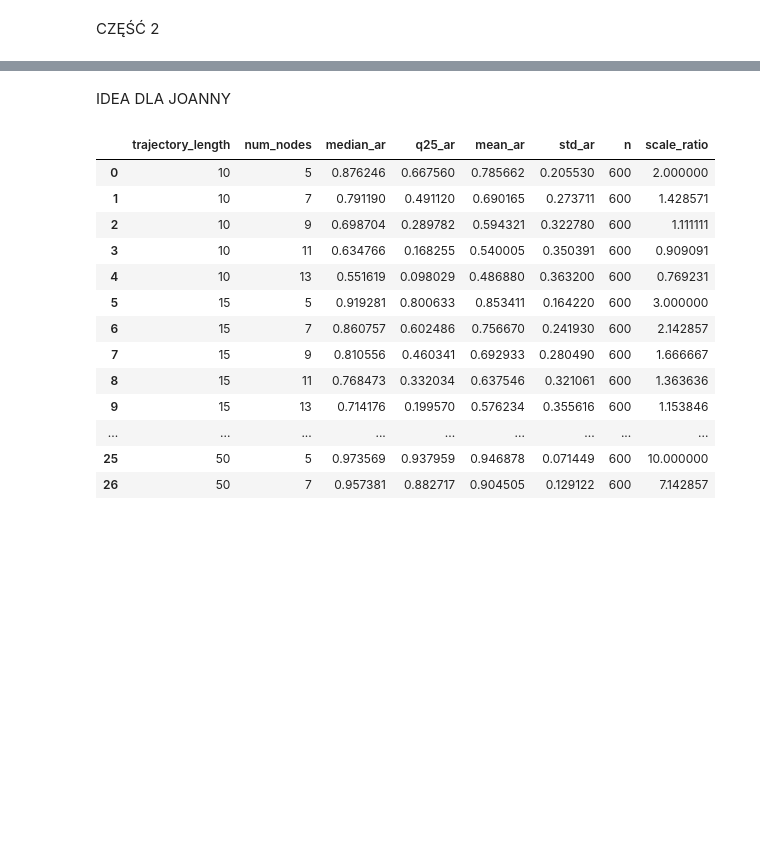
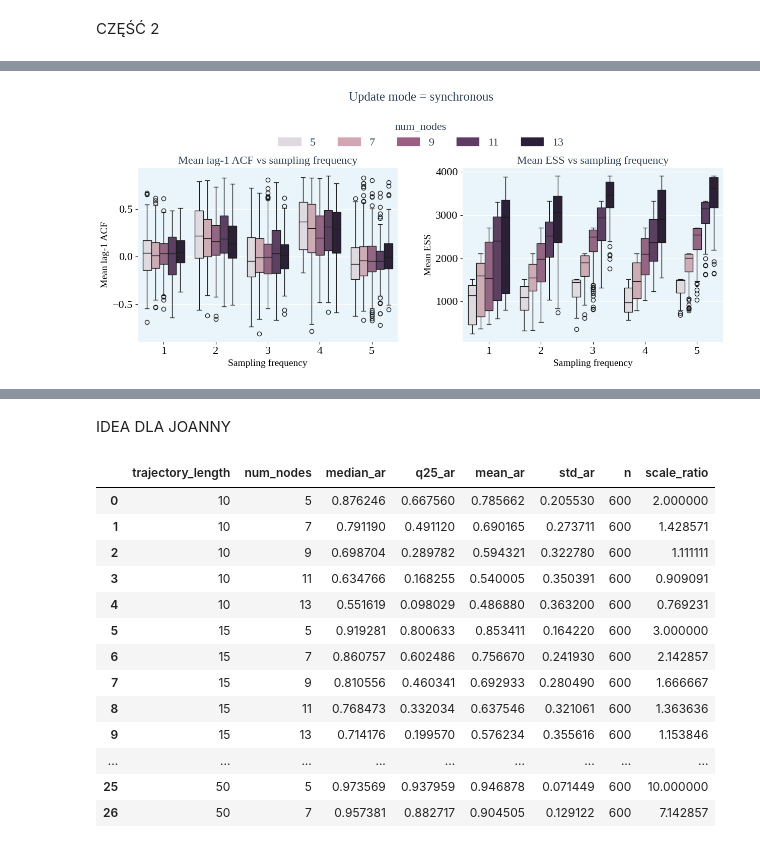
Before and after one commit to maxi7524/SAD2_final_project, a Jupyter notebook: notebooks/raport_max.ipynb, the cells around one changed output, grey strips where cells are left out. Saved outputs shown, nothing was run; the diff lists cells and outputs as text; code cells hidden in the pictures; blank space fills up the shorter version.

```diff
--- a/notebooks/raport_max.ipynb
+++ b/notebooks/raport_max.ipynb
@@ -19,6 +26,6 @@ df = loader_obsolete_data(DATA_PATH / 'results/metadata.csv', DATA_PATH / 'resul
 # %%
 df = loader_obsolete_data(DATA_PATH / 'results/metadata.csv', DATA_PATH / 'results/joined_results_trajectory_length_vs_attractors.csv')
 metrics_list=['TP', 'FP', 'FN', 'f1', 'accuracy', 'precision', 'recall', 'sensitivity', 'AHD', 'SHD', 'EHD', 'SID']
-df = add_missing_metrics_from_experiment(df, DATA_PATH, metrics_list, after_column='attractor_ratio')
+# df = add_missing_metrics_from_experiment(df, DATA_PATH, metrics_list, after_column='attractor_ratio')
 df
 # %% [output]
@@ -207,0 +233,92 @@ for update_mode in df_series["update_mode"].unique():
+# %%
+palette = [
+    "#e0d9e0",  # najmniejsze num_nodes
+    "#d3a6b3",
+    "#9b5f86",
+    "#5f3b66",
+    "#2b1e3a"   # największe num_nodes
+]
+# %%
+import matplotlib.pyplot as plt
+import matplotlib.patches as mpatches
+
+plt.rcParams["font.family"] = "Liberation Serif"
+
+num_node_levels = sorted(df_series["num_nodes"].unique())
+
+for update_mode in df_series["update_mode"].unique():
+
+    df_sub = df_series[df_series["update_mode"] == update_mode]
+
+    # ===== GLOBALNE ZAKRESY Y =====
+    acf_min, acf_max = df_sub["mean_lag1_acf"].min(), df_sub["mean_lag1_acf"].max()
+    ess_min, ess_max = df_sub["mean_ess"].min(), df_sub["mean_ess"].max()
+
+    acf_pad = 0.05 * (acf_max - acf_min)
+    ess_pad = 0.05 * (ess_max - ess_min)
+
+    fig, axes = plt.subplots(
+        1, 2,
+        figsize=(15, 5),
+        sharex=True
+    )
+
+    # ===== LEFT: ACF =====
+    plot_boxplot(
+        df=df_sub,
+        x="sampling_frequency",
+        y="mean_lag1_acf",
+        hue="num_nodes",
+        title="Mean lag-1 ACF vs sampling frequency",
+        palette=palette,
+        ax=axes[0],
+        show_legend=False
+    )
+    axes[0].set_ylim(acf_min - acf_pad, acf_max + acf_pad)
+    axes[0].set_xlabel("Sampling frequency")
+    axes[0].set_ylabel("Mean lag-1 ACF")
+
+    # ===== RIGHT: ESS =====
+    plot_boxplot(
+        df=df_sub,
+        x="sampling_frequency",
+        y="mean_ess",
+        hue="num_nodes",
+        title="Mean ESS vs sampling frequency",
+        palette=palette,
+        ax=axes[1],
+        show_legend=False
+    )
+    axes[1].set_ylim(ess_min - ess_pad, ess_max + ess_pad)
+    axes[1].set_xlabel("Sampling frequency")
+    axes[1].set_ylabel("Mean ESS")
+
+    # ===== JEDNA LEGENDA (num_nodes) =====
+    handles = [
+        mpatches.Patch(color=palette[i], label=str(num_node_levels[i]))
+        for i in range(len(num_node_levels))
+    ]
+
+    fig.legend(
+        handles=handles,
+        title="num_nodes",
+        loc="upper center",
+        bbox_to_anchor=(0.5, 1.02),
+        ncol=len(num_node_levels),
+        frameon=False
+    )
+
+    fig.suptitle(
+        f"Update mode = {update_mode}",
+        fontsize=18,
+        y=1.10
+    )
+
+    fig.subplots_adjust(
+        top=0.80,
+        wspace=0.25
+    )
+
+    plt.show()
+# %% [output]
+[figure, added]
```
Also changed, not shown: parts of 12 cells of this notebook, 5 other files.
